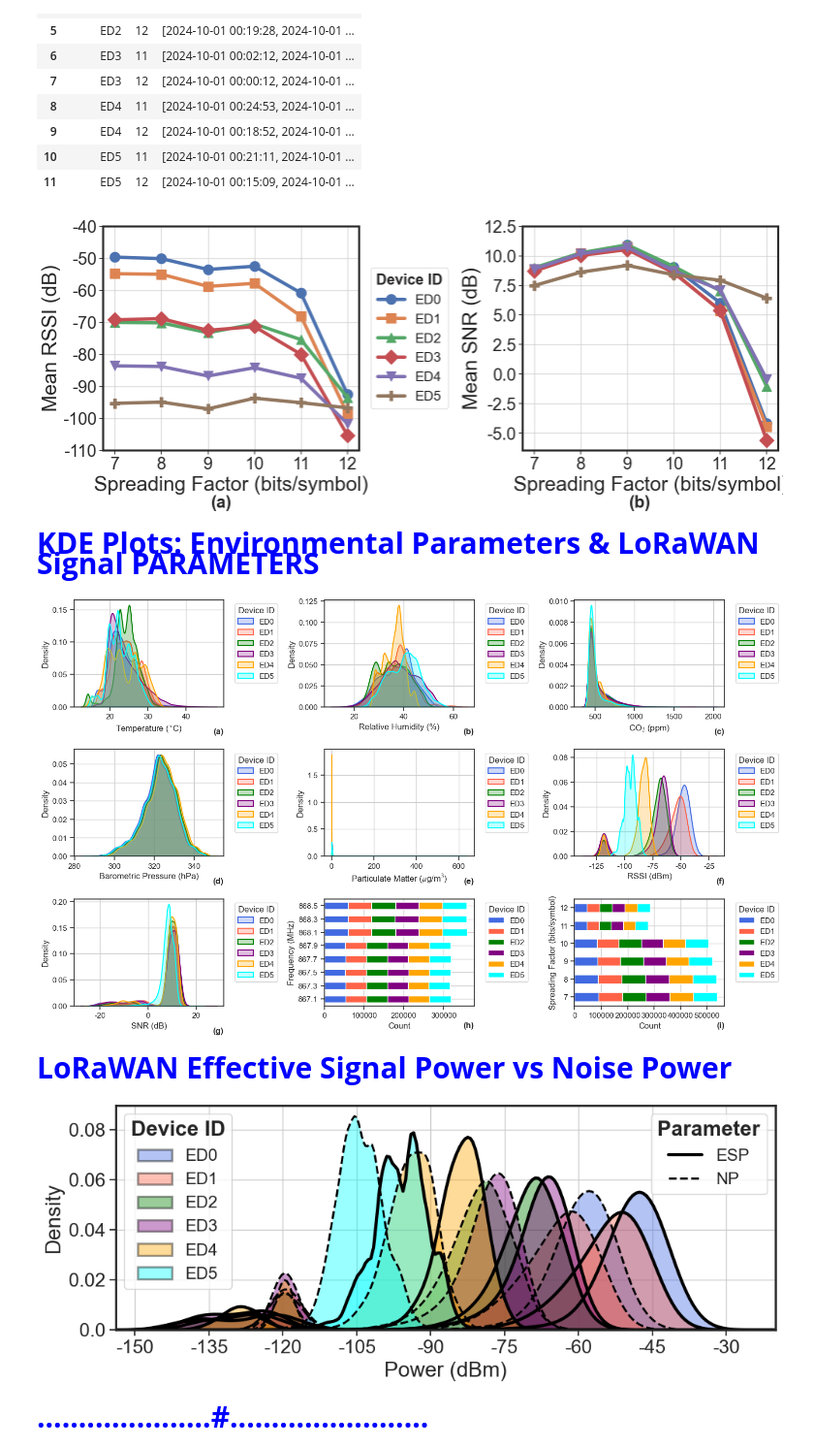
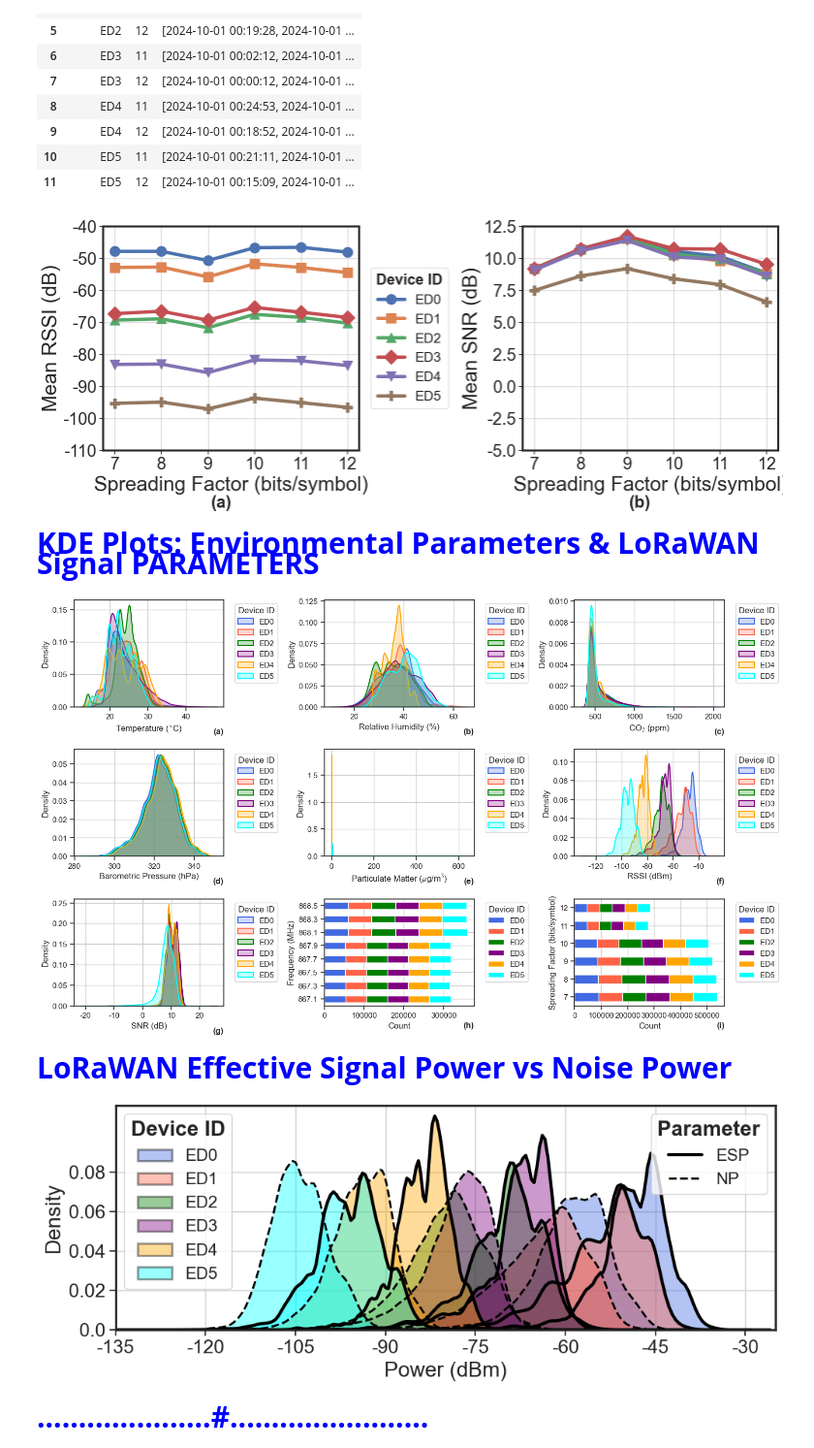
Before and after one commit to nahshonmokua/LoRaWAN-Indoor-PathLoss-Dataset-IEEEACCESS, a Jupyter notebook: 03_Exploratory Data Analysis.ipynb, the cells around one changed output. Shown at 97% size. Drawn from its saved outputs; the diff is of its cells as text; code cells hidden in the pictures.

Commit message:
03: gateway RSSI/SNR, animation import, statistics table

```diff
--- a/03_Exploratory Data Analysis.ipynb
+++ b/03_Exploratory Data Analysis.ipynb
@@ -78,8 +79,8 @@ columns_to_keep = {
     'uplink_message_decoded_payload_pm25': 'pm25',
     'uplink_message_decoded_payload_pressure': 'pressure',
     'uplink_message_decoded_payload_temperature': 'temperature',
-    'uplink_message_rx_metadata_0_rssi': 'rssi',
-    'uplink_message_rx_metadata_0_snr': 'snr',
+    'gw_rssi': 'rssi',   # gateway-attributed RSSI from notebook 02 (was uplink_message_rx_metadata_0_rssi)
+    'gw_snr': 'snr',     # gateway-attributed SNR from notebook 02 (was uplink_message_rx_metadata_0_snr)
     'uplink_message_settings_data_rate_lora_spreading_factor': 'SF',
     'uplink_message_settings_frequency': 'frequency',
     'uplink_message_f_cnt': 'f_count',
@@ -959,7 +960,7 @@ plt.savefig('../all_data_files/rssi_and_snr_per_SF.png', dpi=1000, bbox_inches='
 # Show the plot
 plt.show()
 # %% [output]
-[figure, old version]
+[figure, new version]
 # %% [markdown]
 <p style="font-family: 'Courier New', Courier, monospace; font-size: 30px; font-weight: bold; color: blue;  text-align: left;">
  KDE Plots: Environmental Parameters & LoRaWAN Signal PARAMETERS
@@ -1092,7 +1093,7 @@ plt.savefig('../all_data_files/signal_environmental_dist.png', dpi=1000, bbox_in
 # Show the plot
 plt.show()
 # %% [output]
-[figure, old version]
+[figure, new version]
 # %% [markdown]
 <p style="font-family: 'Courier New', Courier, monospace; font-size: 30px; font-weight: bold; color: blue;  text-align: left;">
  LoRaWAN Effective Signal Power vs Noise Power
@@ -1145,13 +1146,12 @@ def plot_esp_n_power_comparison(ax, data, bw_adjust=2, title='ESP vs N_Power Dis
     ax.set_yticks([0.0, 0.02, 0.04, 0.06, 0.08])
     ax.set_yticklabels(['0.0', '0.02', '0.04', '0.06', '0.08'], fontsize=18)
 
-    ax.set_xlim(-154, -20)
+    ax.set_xlim(-135, -25)
 
       # Set border (axes spine) linewidth to 2
     for spine in ax.spines.values():
         spine.set_linewidth(2)
 
-    # =============== Legends ===============
     # 1) Device legend: Patch with same alpha as ESP fill (0.3), black edge
     device_handles = [
         Patch(facecolor=colors[device], alpha=0.4, edgecolor='black', linewidth=2)
@@ -1164,35 +1164,35 @@ def plot_esp_n_power_comparison(ax, data, bw_adjust=2, title='ESP vs N_Power Dis
         Line2D([0], [0], color='black', lw=3, linestyle='-'),
         Line2D([0], [0], color='black', lw=2, linestyle='--')
     ]
     parameter_labels = ['ESP', 'NP']
 
     # Device ID legend: top-left
     legend1 = ax.legend(
         device_handles, device_labels, title='Device ID',
         loc='upper left', fontsize=16, title_fontsize=20
     )
     legend1.get_title().set_fontweight('bold')
     ax.add_artist(legend1)
 
     # Parameter legend: top-right
     legend2 = ax.legend(
         parameter_handles, parameter_labels, title='Parameter',
         loc='upper right', fontsize=16, title_fontsize=20
     )
     legend2.get_title().set_fontweight('bold')
 
 # Plotting the comparison
 fig, ax = plt.subplots(figsize=(10, 4))
 plot_esp_n_power_comparison(ax, filtered_df, bw_adjust=2, title='ESP vs N_Power Distribution per Device')
 plt.tight_layout()
 
 # Save the plot
-plt.savefig('../all_data_files/esp_n_power_comparison.png', dpi=1000)
+'plt.savefig('../all_data_files/esp_n_power_comparison.png', dpi=1000)
 
 # Display the plot
 plt.show()
 # %% [output]
-[figure, old version]
+[figure, new version]
 # %% [markdown]
 <p style="font-family: 'Courier New', Courier, monospace; font-size: 30px; font-weight: bold; color: blue;  text-align: left;">
  .....................#........................
```
Also changed, not shown: parts of 13 cells of this notebook, 1 other file.
